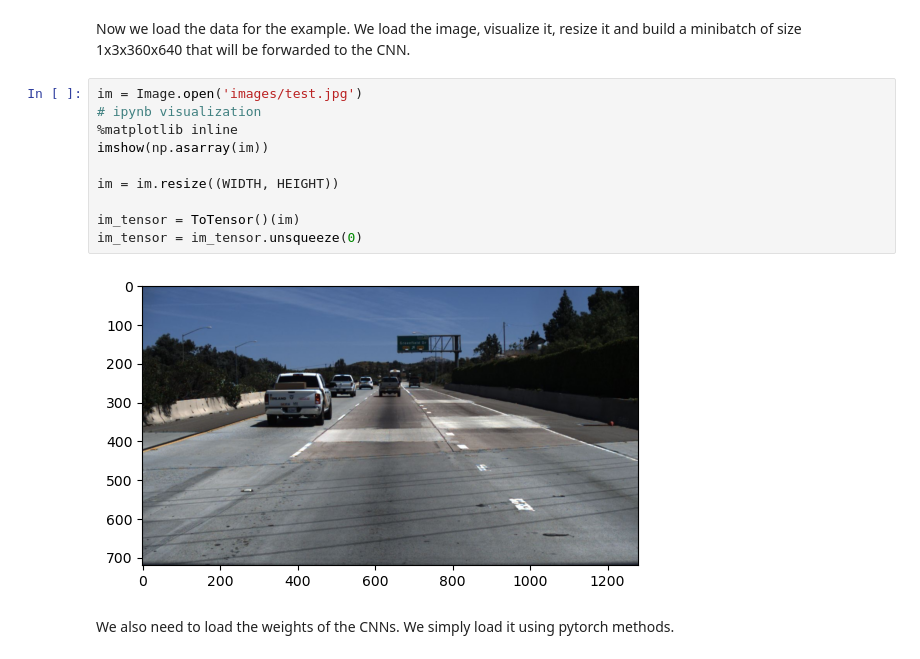
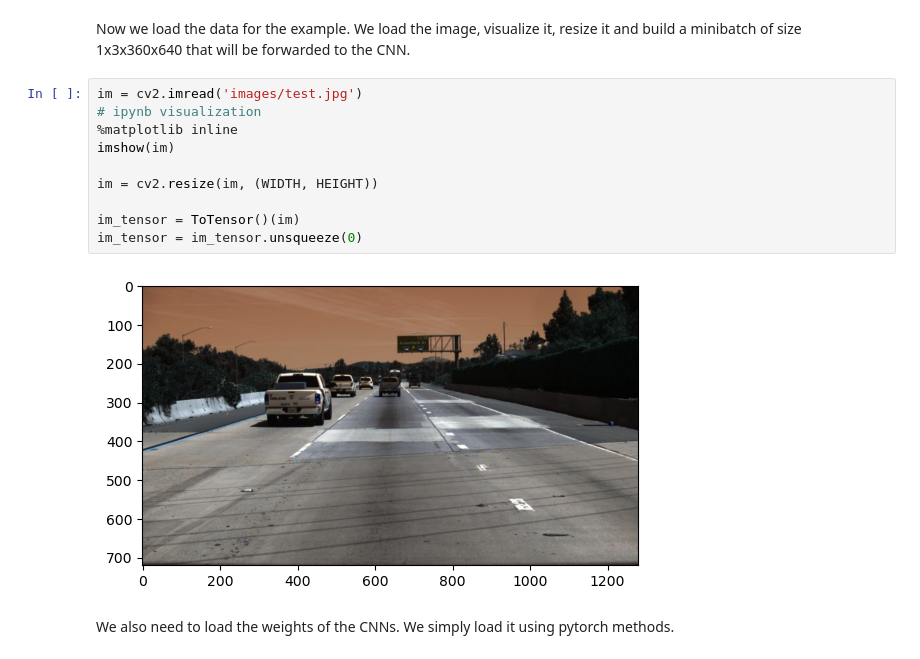
Before and after one commit to NghiemXuan11/KhoaLuanTotNghiep, a Jupyter notebook: Cascade-LD/main.ipynb, the cells around one changed output. Cells and saved outputs as stored; diff of their text form.

```diff
--- a/Cascade-LD/main.ipynb
+++ b/Cascade-LD/main.ipynb
@@ -48,17 +49,17 @@ WIDTH = 640
 # %% [markdown]
 Now we load the data for the example. We load the image, visualize it, resize it and build a minibatch of size 1x3x360x640 that will be forwarded to the CNN.
 # %%
-im = Image.open('images/test.jpg')
+im = cv2.imread('images/test.jpg')
 # ipynb visualization
 %matplotlib inline
-imshow(np.asarray(im))
+imshow(im)
 
-im = im.resize((WIDTH, HEIGHT))
+im = cv2.resize(im, (WIDTH, HEIGHT))
 
 im_tensor = ToTensor()(im)
 im_tensor = im_tensor.unsqueeze(0)
 # %% [output]
-[figure, old version]
+[figure, new version]
 # %% [markdown]
 We also need to load the weights of the CNNs. We simply load it using pytorch methods.
 # %%
```
Also changed, not shown: parts of 6 cells of this notebook, 20 other files.
